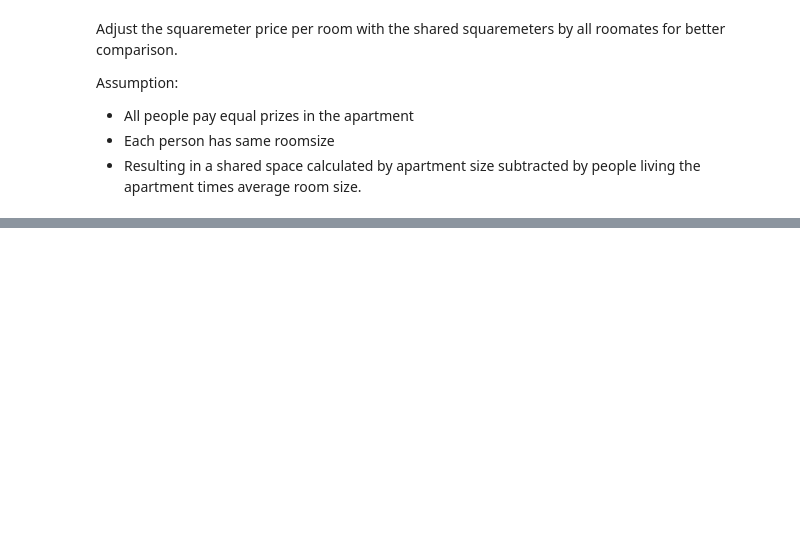
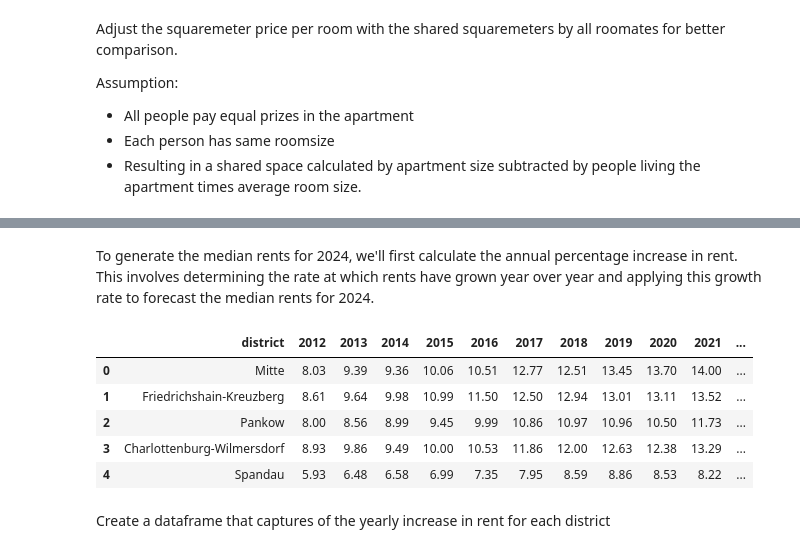
Before and after one commit to pascals00/WG-Gesucht, a Jupyter notebook: DataAnalysis/PriceAnalysis.ipynb, the cells around one changed output, grey strips where cells are left out. Saved outputs shown, nothing was run; the diff lists cells and outputs as text; code cells hidden in the pictures; blank space fills up the shorter version.

```diff
--- a/DataAnalysis/PriceAnalysis.ipynb
+++ b/DataAnalysis/PriceAnalysis.ipynb
@@ -115,0 +246,30 @@ The highest adjusted price per m2 top 5 suburbs are:
+# %% [markdown]
+To generate the median rents for 2024, we'll first calculate the annual percentage increase in rent. This involves determining the rate at which rents have grown year over year and applying this growth rate to forecast the median rents for 2024.
+# %%
+path = 'data/input'
+years = range(2012, 2023)
+
+dataframes = []
+
+for year in years:
+    file_path = os.path.join(path, f'Angebotsmieten_Berlin_Bezirke_{year}.csv')
+    if os.path.exists(file_path):
+        df_year = pd.read_csv(file_path, sep=',', usecols=[0, 1])
+        df_year = df_year.rename(columns={df_year.columns[1]: str(year)})  # Rename the second column to the year
+        dataframes.append(df_year)
+
+df_district_median_rental_prices = pd.concat(dataframes, axis=1)
+df_district_median_rental_prices = df_district_median_rental_prices.loc[:, ~df_district_median_rental_prices.columns.duplicated()]  # Remove duplicate columns
+
+df_district_median_rental_prices = df_district_median_rental_prices.rename(columns={'Bezirk' : 'district'})
+
+df_district_median_rental_prices.head()
+# %% [output]
+|  | district | 2012 | 2013 | 2014 | 2015 | 2016 | 2017 | 2018 | 2019 | 2020 | 2021 | ... |
+| 0 | Mitte | 8.03 | 9.39 | 9.36 | 10.06 | 10.51 | 12.77 | 12.51 | 13.45 | 13.70 | 14.00 | ... |
+| 1 | Friedrichshain-Kreuzberg | 8.61 | 9.64 | 9.98 | 10.99 | 11.50 | 12.50 | 12.94 | 13.01 | 13.11 | 13.52 | ... |
+| 2 | Pankow | 8.00 | 8.56 | 8.99 | 9.45 | 9.99 | 10.86 | 10.97 | 10.96 | 10.50 | 11.73 | ... |
+| 3 | Charlottenburg-Wilmersdorf | 8.93 | 9.86 | 9.49 | 10.00 | 10.53 | 11.86 | 12.00 | 12.63 | 12.38 | 13.29 | ... |
+| 4 | Spandau | 5.93 | 6.48 | 6.58 | 6.99 | 7.35 | 7.95 | 8.59 | 8.86 | 8.53 | 8.22 | ... |
+# %% [markdown]
+Create a dataframe that captures of the yearly increase in rent for each district
```
Also changed, not shown: parts of 34 cells of this notebook, 3 other files.
